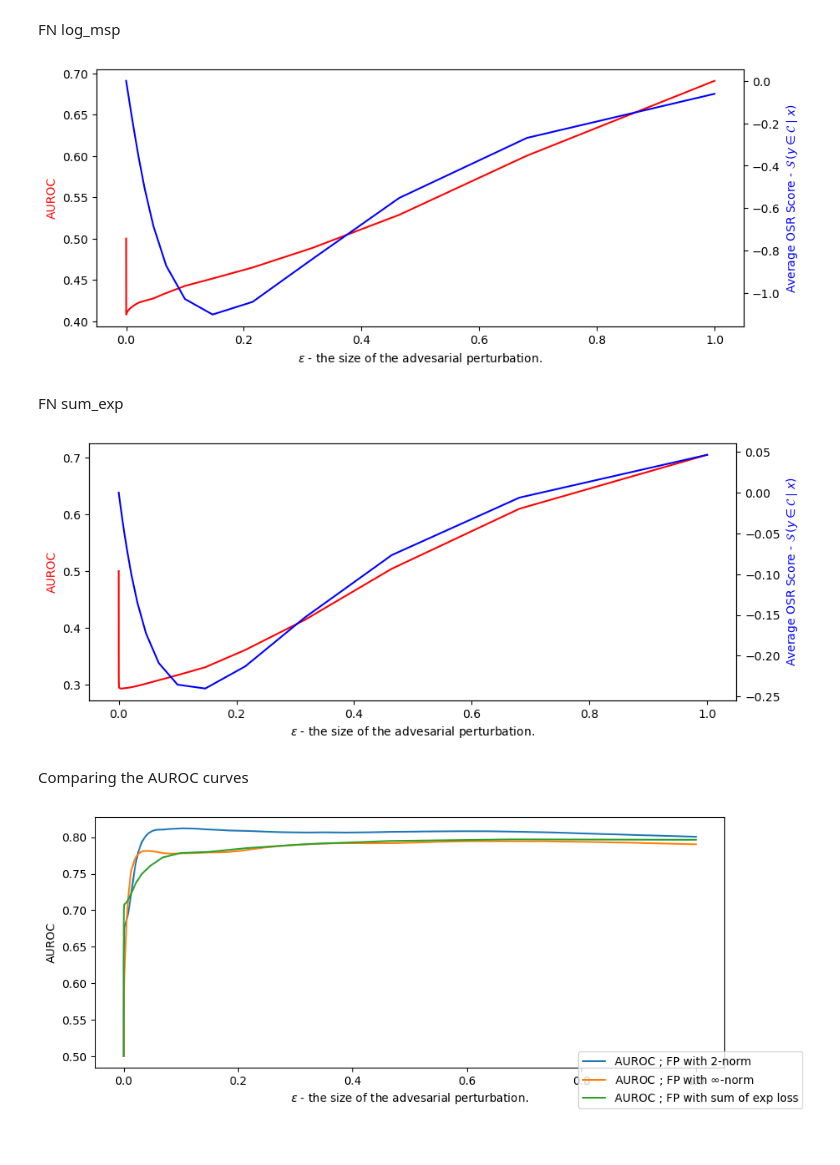
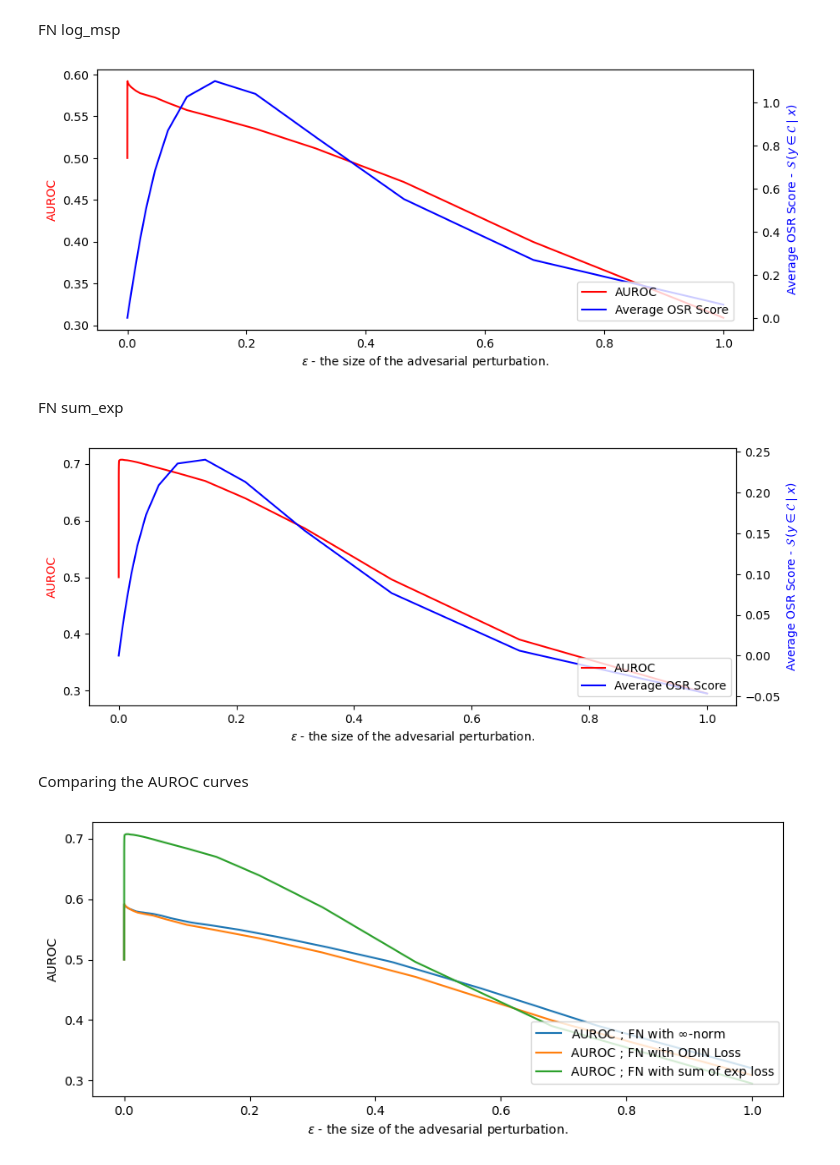
Before and after one commit to krellemand/bachelor_project, a Jupyter notebook: notebooks/visualizing_adv_attacks.ipynb, the cells around one changed output. Drawn from its saved outputs; the diff is of its cells as text; code cells hidden in the pictures.

```diff
--- a/notebooks/visualizing_adv_attacks.ipynb
+++ b/notebooks/visualizing_adv_attacks.ipynb
@@ -465,26 +469,28 @@ FN log_msp
 # %%
 mlc_plot_fn_log_msp = EpsExperimentPlot(add_zoom=None)
 mlc_plot_fn_log_msp.load_and_add_logit_change_to_eps_plot(tin_logits_dir + 'fn/fgsm/log_msp/', tin_logits_dir + 'plain/logits_0.pt', 0)
+mlc_plot_fn_log_msp.set_legend_and_highlight_eps(legend_loc=(0.70,0.18))
 # %% [output]
-[figure, old version]
+[figure, new version]
 # %% [markdown]
 FN sum_exp
 # %%
 mlc_plot_fn_sum_exp = EpsExperimentPlot(add_zoom=None)
 mlc_plot_fn_sum_exp.load_and_add_logit_change_to_eps_plot(tin_logits_dir + 'fn/fgsm/sum_exp/', tin_logits_dir + 'plain/logits_0.pt', 0)
+mlc_plot_fn_sum_exp.set_legend_and_highlight_eps(legend_loc=(0.70,0.18))
 # %% [output]
-[figure, old version]
+[figure, new version]
 # %% [markdown]
 Comparing the AUROC curves
 # %%
 auroc_comparison = EpsExperimentPlot(which_lines='AUROC', add_zoom=None)
-auroc_comparison.load_and_add_logit_change_to_eps_plot(tin_logits_dir + 'fp/fgsm/two_norm/', tin_logits_dir + 'plain/logits_0.pt', 0, label_suffix=' ; FP with 2-norm')
-auroc_comparison.load_and_add_logit_change_to_eps_plot(tin_logits_dir + 'fp/fgsm/inf_norm/', tin_logits_dir + 'plain/logits_0.pt', 0, label_suffix= ' ; FP with $\\infty$-norm')
-auroc_comparison.load_and_add_logit_change_to_eps_plot(tin_logits_dir + 'fp/fgsm/sum_exp/', tin_logits_dir + 'plain/logits_0.pt', 0, label_suffix= ' ; FP with sum of exp loss')
-# auroc_comparison.load_and_add_logit_change_to_eps_plot(tin_logits_dir + 'fn/fgsm/inf_norm/', tin_logits_dir + 'plain/logits_0.pt', 0, label_suffix=' ; FN with $\\infty$-norm')
-# auroc_comparison.load_and_add_logit_change_to_eps_plot(tin_logits_dir + 'fn/fgsm/log_msp/', tin_logits_dir + 'plain/logits_0.pt', 0, label_suffix= ' ; FN with ODIN Loss')
-# auroc_comparison.load_and_add_logit_change_to_eps_plot(tin_logits_dir + 'fn/fgsm/sum_exp/', tin_logits_dir + 'plain/logits_0.pt', 0, label_suffix= ' ; FN with sum of exp loss')
+# auroc_comparison.load_and_add_logit_change_to_eps_plot(tin_logits_dir + 'fp/fgsm/two_norm/', tin_logits_dir + 'plain/logits_0.pt', 0, label_suffix=' ; FP with 2-norm')
+# auroc_comparison.load_and_add_logit_change_to_eps_plot(tin_logits_dir + 'fp/fgsm/inf_norm/', tin_logits_dir + 'plain/logits_0.pt', 0, label_suffix= ' ; FP with $\\infty$-norm')
+# auroc_comparison.load_and_add_logit_change_to_eps_plot(tin_logits_dir + 'fp/fgsm/sum_exp/', tin_logits_dir + 'plain/logits_0.pt', 0, label_suffix= ' ; FP with sum of exp loss')
+auroc_comparison.load_and_add_logit_change_to_eps_plot(tin_logits_dir + 'fn/fgsm/inf_norm/', tin_logits_dir + 'plain/logits_0.pt', 0, label_suffix=' ; FN with $\\infty$-norm')
+auroc_comparison.load_and_add_logit_change_to_eps_plot(tin_logits_dir + 'fn/fgsm/log_msp/', tin_logits_dir + 'plain/logits_0.pt', 0, label_suffix= ' ; FN with ODIN Loss')
+auroc_comparison.load_and_add_logit_change_to_eps_plot(tin_logits_dir + 'fn/fgsm/sum_exp/', tin_logits_dir + 'plain/logits_0.pt', 0, label_suffix= ' ; FN with sum of exp loss')
 
-auroc_comparison.set_legend_and_highlight_eps(legend_loc=)
+auroc_comparison.set_legend_and_highlight_eps(legend_loc=(0.64,0.19))
 # %% [output]
-[figure, old version]
+[figure, new version]
```
Also changed, not shown: parts of 4 cells of this notebook, 3 other files.
